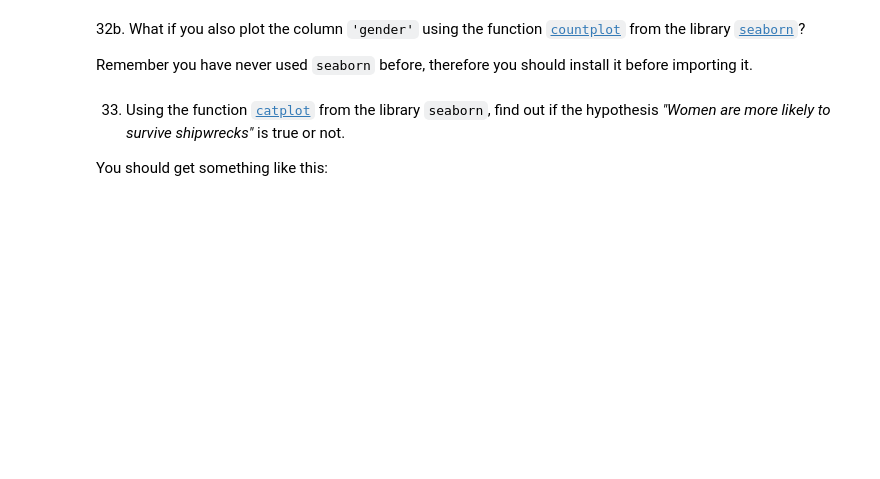
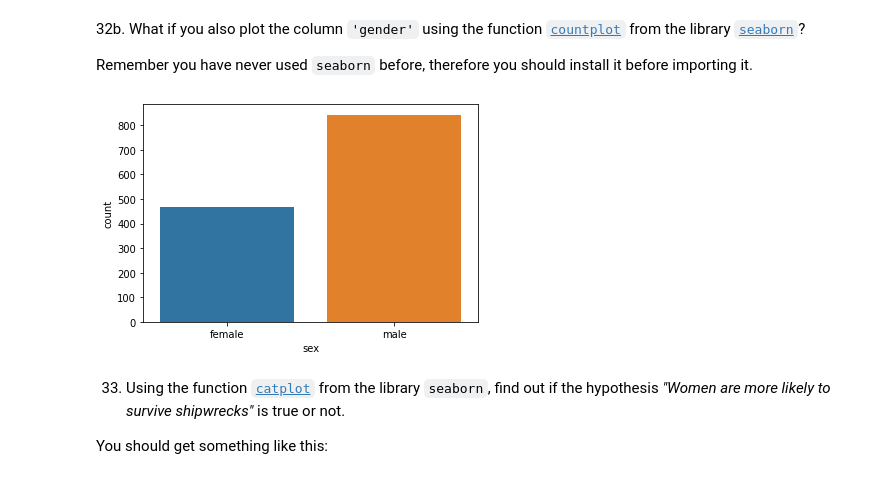
Before and after one commit to MNievas12/ds_thebridge_6_22, a Jupyter notebook: 2-Data_Analysis/2-Pandas/Práctica/10-titanic/Titanic-exercise.ipynb, the cells around one changed output. Drawn from its saved outputs; the diff is of its cells as text; code cells hidden in the pictures; blank space fills up the shorter version.

```diff
--- a/2-Data_Analysis/2-Pandas/Práctica/10-titanic/Titanic-exercise.ipynb
+++ b/2-Data_Analysis/2-Pandas/Práctica/10-titanic/Titanic-exercise.ipynb
@@ -214,3 +596,7 @@ Remember you have never used `seaborn` before, therefore you should install it b
+# %%
+sns.countplot(x='sex', data=titanic);
+# %% [output]
+[figure, added]
 # %% [markdown]
 33. Using the function [`catplot`](https://seaborn.pydata.org/generated/seaborn.catplot.html) from the library `seaborn`, find out if the hypothesis _"Women are more likely to survive shipwrecks"_ is true or not.
 
```
Also changed, not shown: parts of 56 cells of this notebook.
